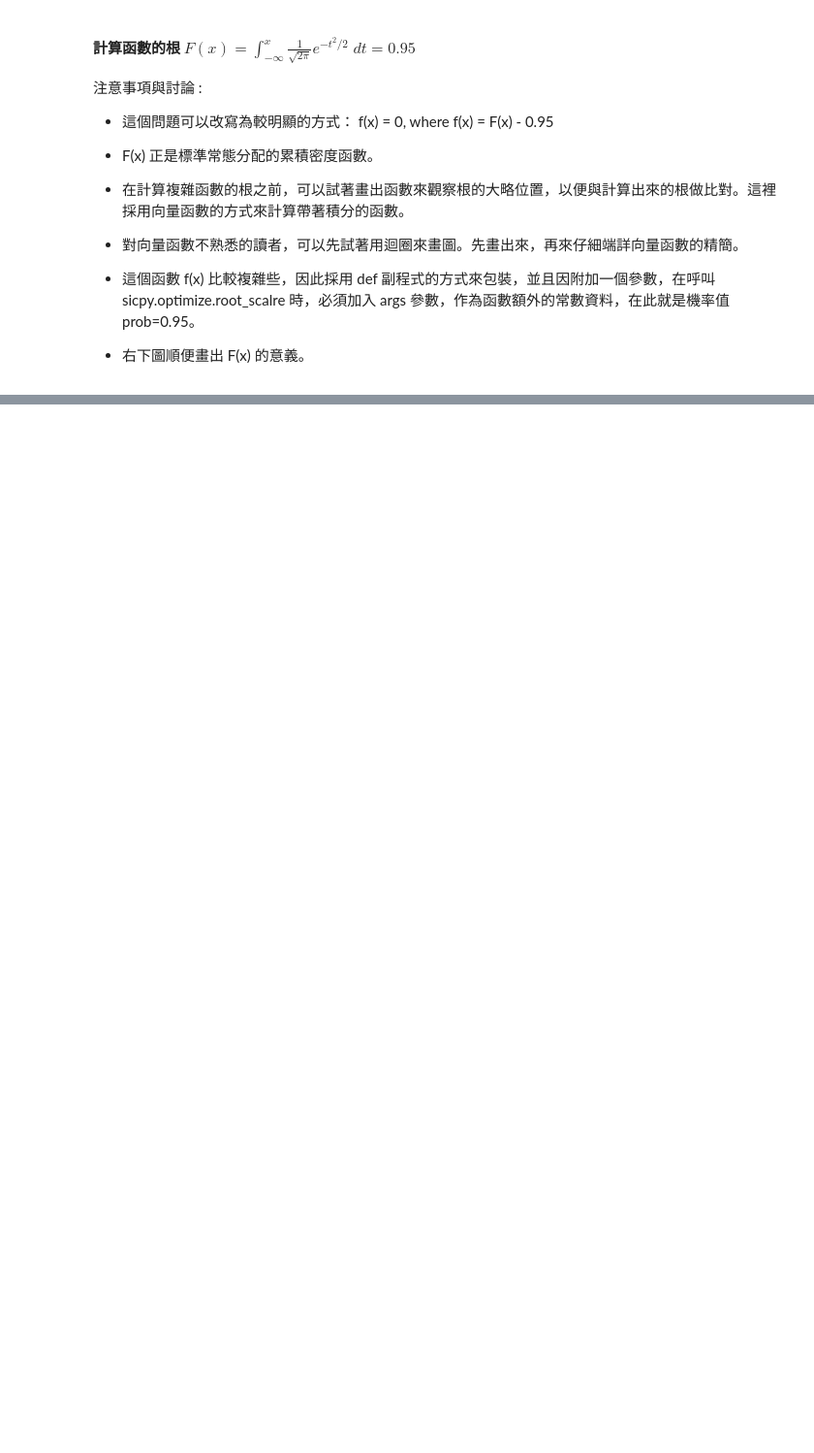
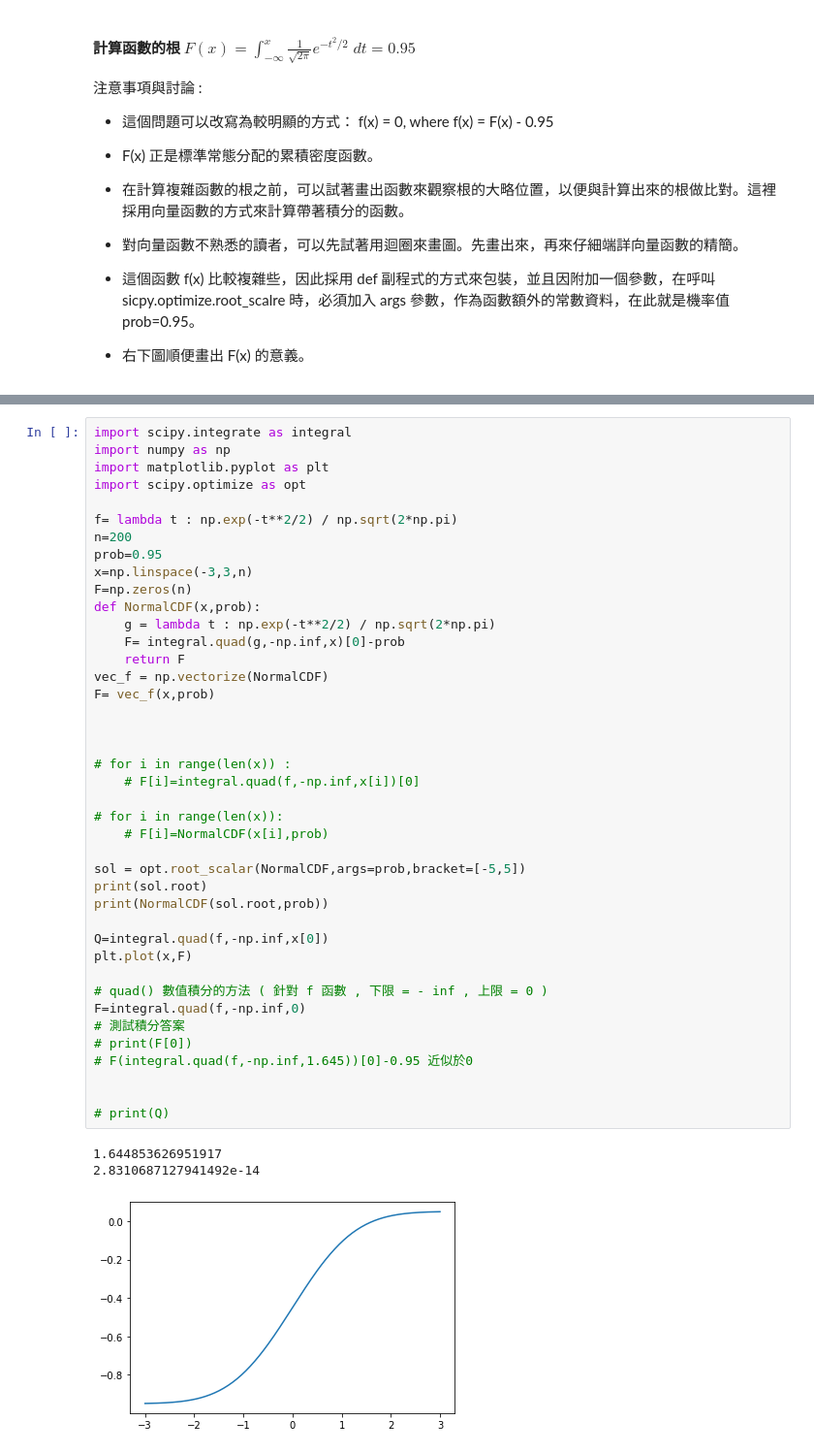
Before and after one commit to Simmonslin/PyStatistics, a Jupyter notebook: class1128.ipynb, the cells around one changed output, grey strips where cells are left out. Shown: that part at 97% size. Saved outputs shown, nothing was run; the diff lists cells and outputs as text; blank space fills up the shorter version.

```diff
--- a/class1128.ipynb
+++ b/class1128.ipynb
@@ -180,0 +192,45 @@ Text(1.6448536269516438, 0.95, 'X')
+# %%
+import scipy.integrate as integral
+import numpy as np
+import matplotlib.pyplot as plt
+import scipy.optimize as opt
+
+f= lambda t : np.exp(-t**2/2) / np.sqrt(2*np.pi)
+n=200
+prob=0.95
+x=np.linspace(-3,3,n)
+F=np.zeros(n)
+def NormalCDF(x,prob):
+    g = lambda t : np.exp(-t**2/2) / np.sqrt(2*np.pi)
+    F= integral.quad(g,-np.inf,x)[0]-prob
+    return F
+vec_f = np.vectorize(NormalCDF)
+F= vec_f(x,prob)
+
+
+
+# for i in range(len(x)) :
+    # F[i]=integral.quad(f,-np.inf,x[i])[0]
+
+# for i in range(len(x)):
+    # F[i]=NormalCDF(x[i],prob)
+
+sol = opt.root_scalar(NormalCDF,args=prob,bracket=[-5,5])
+print(sol.root)
+print(NormalCDF(sol.root,prob))
+
+Q=integral.quad(f,-np.inf,x[0])
+plt.plot(x,F)
+
+# quad() 數值積分的方法 ( 針對 f 函數 , 下限 = - inf , 上限 = 0 )
+F=integral.quad(f,-np.inf,0)
+# 測試積分答案
+# print(F[0])
+# F(integral.quad(f,-np.inf,1.645))[0]-0.95 近似於0
+
+
+# print(Q)
+# %% [output]
+1.644853626951917
+2.8310687127941492e-14
+[figure, added]
```
Also changed, not shown: parts of 7 cells of this notebook.
